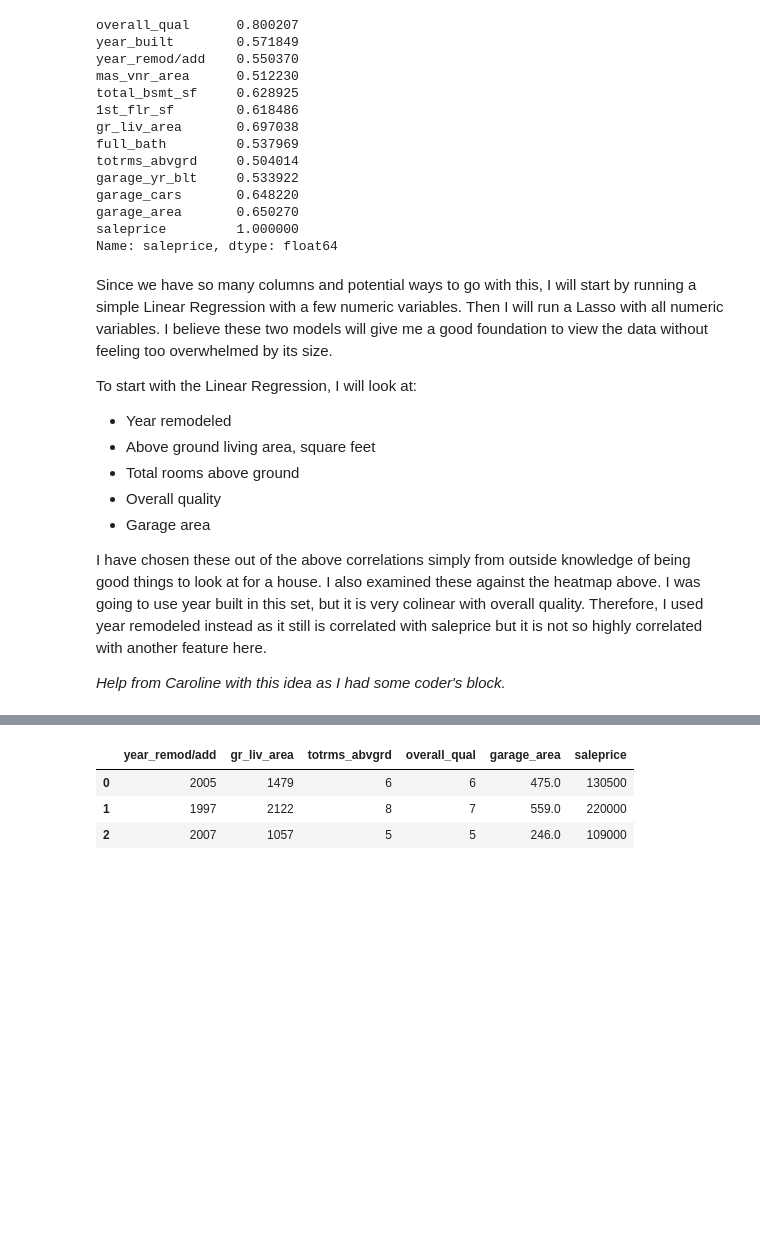
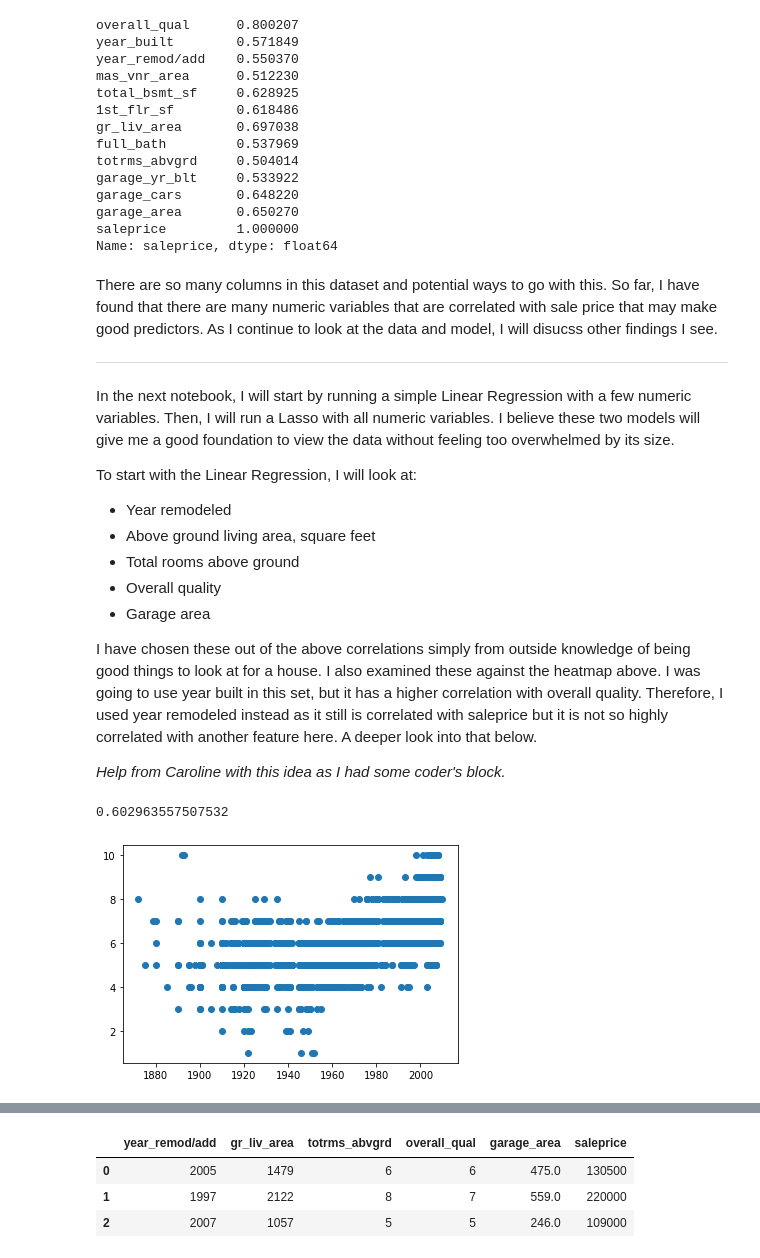
Before and after one commit to emilygama/Project-2-LassoCV-Modeling, a Jupyter notebook: code/01_EDA_and_Cleaning.ipynb, the cells around one changed output, grey strips where cells are left out. Drawn from its saved outputs; the diff is of its cells as text; code cells hidden in the pictures; blank space fills up the shorter version.

```diff
--- a/code/01_EDA_and_Cleaning.ipynb
+++ b/code/01_EDA_and_Cleaning.ipynb
@@ -199,15 +203,26 @@ garage_area       0.650270
 saleprice         1.000000
 Name: saleprice, dtype: float64
 # %% [markdown]
-Since we have so many columns and potential ways to go with this, I will start by running a simple Linear Regression with a few numeric variables. Then I will run a Lasso with all numeric variables. I believe these two models will give me a good foundation to view the data without feeling too overwhelmed by its size.
+There are so many columns in this dataset and potential ways to go with this. So far, I have found that there are many numeric variables that are correlated with sale price that may make good predictors. As I continue to look at the data and model, I will disucss other findings I see.
+
+---
+
+In the next notebook, I will start by running a simple Linear Regression with a few numeric variables. Then, I will run a Lasso with all numeric variables. I believe these two models will give me a good foundation to view the data without feeling too overwhelmed by its size.
 
 To start with the Linear Regression, I will look at:
+
 * Year remodeled
 * Above ground living area, square feet
 * Total rooms above ground
 * Overall quality
 * Garage area
 
-I have chosen these out of the above correlations simply from outside knowledge of being good things to look at for a house. I also examined these against the heatmap above. I was going to use year built in this set, but it is very colinear with overall quality. Therefore, I used year remodeled instead as it still is correlated with saleprice but it is not so highly correlated with another feature here.
+I have chosen these out of the above correlations simply from outside knowledge of being good things to look at for a house. I also examined these against the heatmap above. I was going to use year built in this set, but it has a higher correlation with overall quality. Therefore, I used year remodeled instead as it still is correlated with saleprice but it is not so highly correlated with another feature here. A deeper look into that below.
 
 *Help from Caroline with this idea as I had some coder's block.*
+# %%
+print(cor['year_built']['overall_qual'])
+plt.scatter(df_house['year_built'], df_house['overall_qual']);
+# %% [output]
+0.602963557507532
+[figure, added]
```
Also changed, not shown: parts of 53 cells of this notebook, 13 other files.
